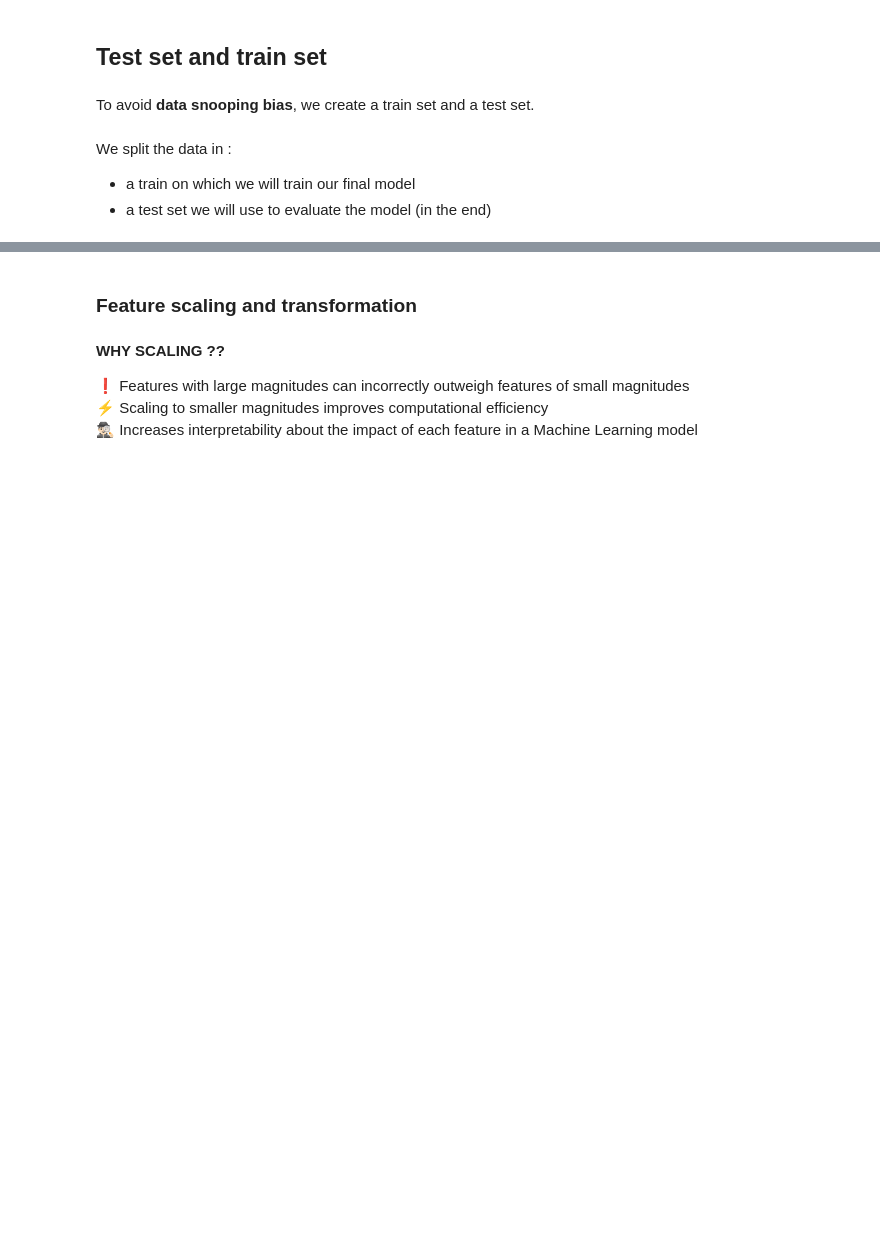
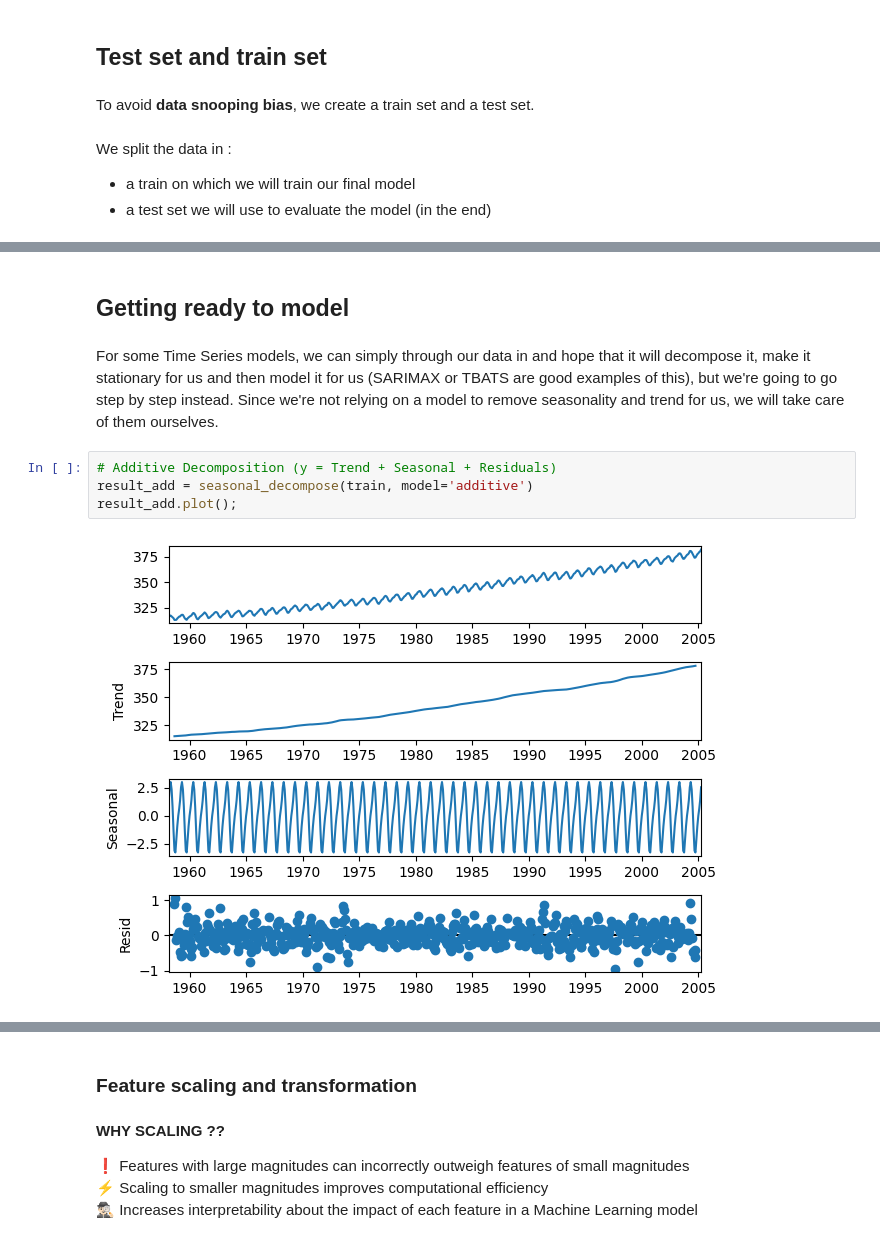
Before and after one commit to thcarole1/Carbon_Dioxide_Levels_in_Atmosphere, a Jupyter notebook: notebooks/Carbon dioxide levels prediction.ipynb, the cells around one changed output, grey strips where cells are left out. Saved outputs shown, nothing was run; the diff lists cells and outputs as text; blank space fills up the shorter version.

Commit message:
20250112_2012_backup : seasonal_decompose on going

```diff
--- a/notebooks/Carbon dioxide levels prediction.ipynb
+++ b/notebooks/Carbon dioxide levels prediction.ipynb
@@ -719,0 +603,10 @@ for col in X_train_num_tr.columns:
+# %% [markdown]
+## Getting ready to model
+# %% [markdown]
+For some Time Series models, we can simply through our data in and hope that it will decompose it, make it stationary for us and then model it for us (SARIMAX or TBATS are good examples of this), but we're going to go step by step instead. Since we're not relying on a model to remove seasonality and trend for us, we will take care of them ourselves.
+# %%
+# Additive Decomposition (y = Trend + Seasonal + Residuals)
+result_add = seasonal_decompose(train, model='additive')
+result_add.plot();
+# %% [output]
+[figure, added]
```
Also changed, not shown: parts of 81 cells of this notebook.
